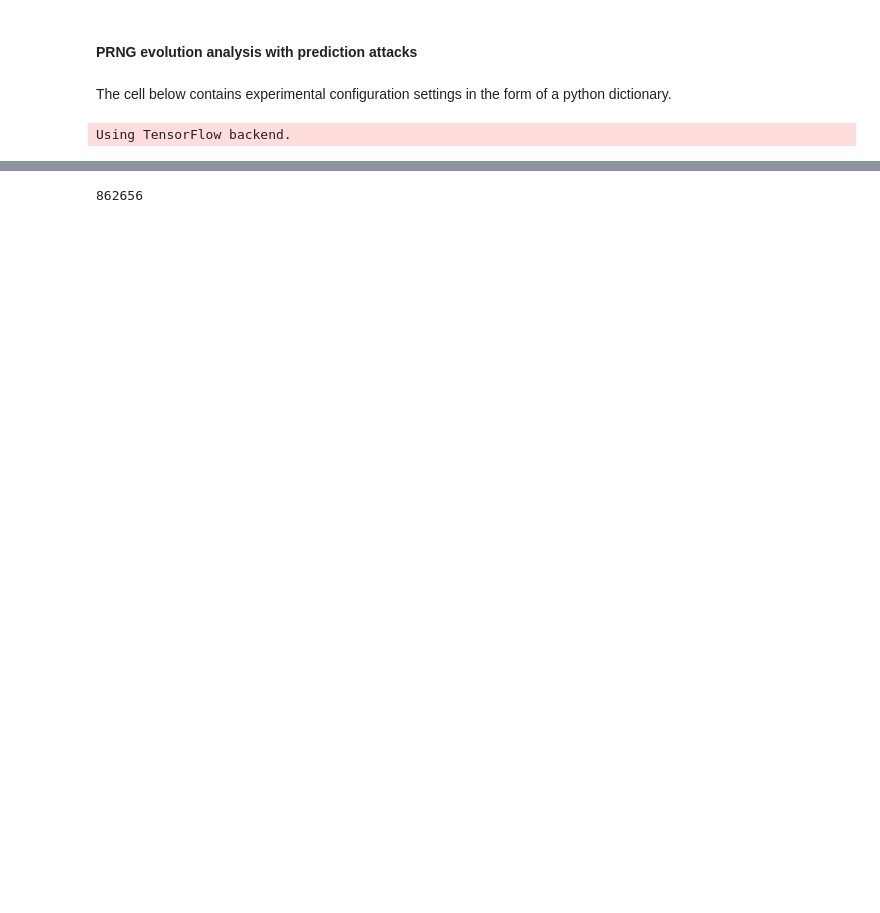
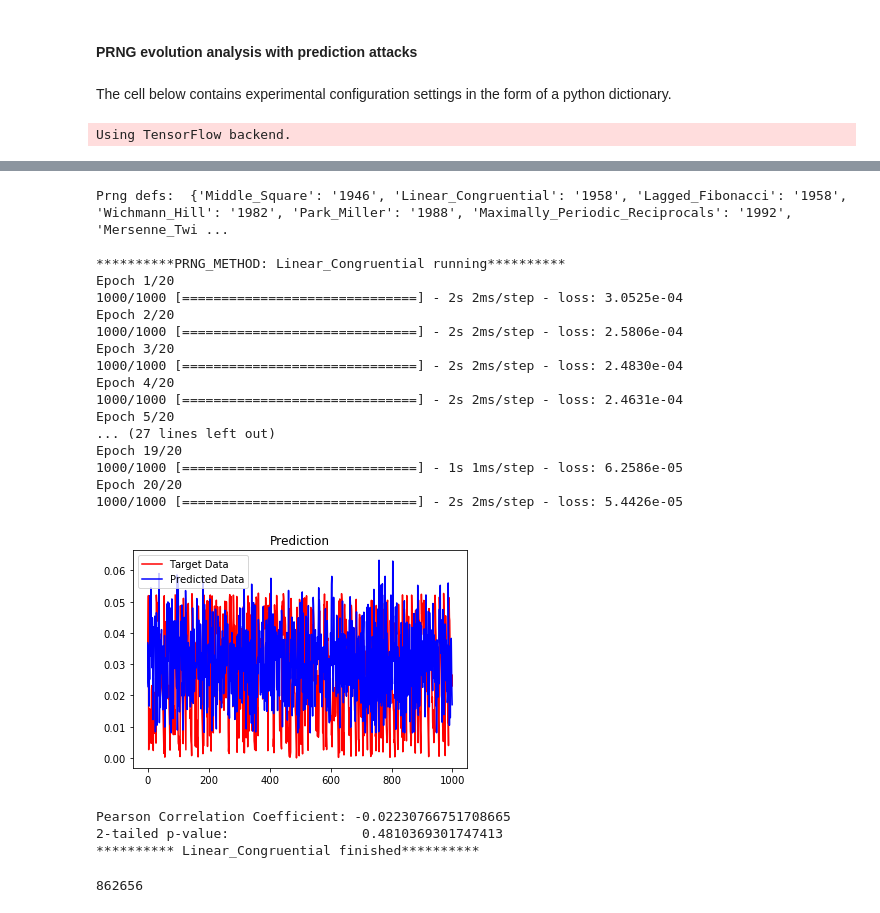
Before and after one commit to spencer741/prng-prediction-using-cnns, a Jupyter notebook: WorkSpace/ProjectCore/ProjectCore.ipynb, the cells around one changed output, grey strips where cells are left out. Drawn from its saved outputs; the diff is of its cells as text; code cells hidden in the pictures; blank space fills up the shorter version.

```diff
--- a/WorkSpace/ProjectCore/ProjectCore.ipynb
+++ b/WorkSpace/ProjectCore/ProjectCore.ipynb
@@ -6,16 +6,3 @@ The cell below contains experimental configuration settings in the form of a pyt
 from Core.Experiment import Experiment
 # %% [output]
 Using TensorFlow backend.
-# %%
-configuration = {
-    'SEED_METHOD' : 'ticks',  #using SEED_METHODS.py as source
-    'PRNG_METHOD' : 'Linear_Congruential', #using PRNG_METHODS.py as source
-    'NUM_SETS' : 100,    #generate NUM_SETS sets of length SET_LEN
-    'SET_LEN': 1000,
-    'IS_NEW_MODEL' : True,
-    'PATH' : 'foo', #if IS_NEW_MODEL, new files will be created / overidden at this location. If !IS_NEW_MODEL, previous model with weights will be loaded. File must be named
-    'BATCH_SIZE': 15,
-    'NUM_EPOCHS': 20
-}
-E = Experiment(configuration)
-E.perform()
@@ -58 +9,67 @@ Pearson Correlation Coefficient: 0.2401279369909683
+# %%
+from Core.PrngMethods import Get_Defs
+
+defs = Get_Defs()
+
+print('Prng defs: ',defs)
+'''
+for key, val in defs.items():
+    configuration = {
+        'SEED_METHOD' : 'ticks',
+        'PRNG_METHOD' : key,
+        'NUM_SETS' : 100,
+        'SET_LEN': 1000,
+        'VERBOSE' : 1,
+        'IS_NEW_MODEL' : True,
+        'PATH' : './' + key + '/',
+        'BATCH_SIZE': 15,
+        'NUM_EPOCHS': 20,
+        'OPTIMIZER_METHOD' : 'adam',
+        'LOSS_METHOD':'mean_squared_error',
+        'LOUD_LOGGING': False
+    }
+
+    E = Experiment(configuration)
+    E.perform()
+    '''
+configuration = {
+        'SEED_METHOD' : 'ticks',
+        'PRNG_METHOD' : 'Linear_Congruential',
+        'NUM_SETS' : 1000,
+        'SET_LEN': 2000,
+        'VERBOSE' : 1,
+        'IS_NEW_MODEL' : True,
+        'PATH' : './' + 'Linear_Congruential' + '/',
+        'BATCH_SIZE': 15,
+        'NUM_EPOCHS': 20,
+        'OPTIMIZER_METHOD' : 'adam',
+        'LOSS_METHOD':'mean_squared_error',
+        'LOUD_LOGGING': False,
+        'LR': .001
+    }
+
+E = Experiment(configuration)
+E.perform()
+# %% [output]
+Prng defs:  {'Middle_Square': '1946', 'Linear_Congruential': '1958', 'Lagged_Fibonacci': '1958', 'Wichmann_Hill': '1982', 'Park_Miller': '1988', 'Maximally_Periodic_Reciprocals': '1992', 'Mersenne_Twi ...
+
+**********PRNG_METHOD: Linear_Congruential running**********
+Epoch 1/20
+1000/1000 [==============================] - 2s 2ms/step - loss: 3.0525e-04
+Epoch 2/20
+1000/1000 [==============================] - 2s 2ms/step - loss: 2.5806e-04
+Epoch 3/20
+1000/1000 [==============================] - 2s 2ms/step - loss: 2.4830e-04
+Epoch 4/20
+1000/1000 [==============================] - 2s 2ms/step - loss: 2.4631e-04
+Epoch 5/20
+... (27 lines left out)
+Epoch 19/20
+1000/1000 [==============================] - 1s 1ms/step - loss: 6.2586e-05
+Epoch 20/20
+1000/1000 [==============================] - 2s 2ms/step - loss: 5.4426e-05
+[figure, added]
+Pearson Correlation Coefficient: -0.02230766751708665
+2-tailed p-value:                 0.4810369301747413
+********** Linear_Congruential finished**********
 # %%
```
Also changed, not shown: parts of 2 cells of this notebook, 11 other files.
